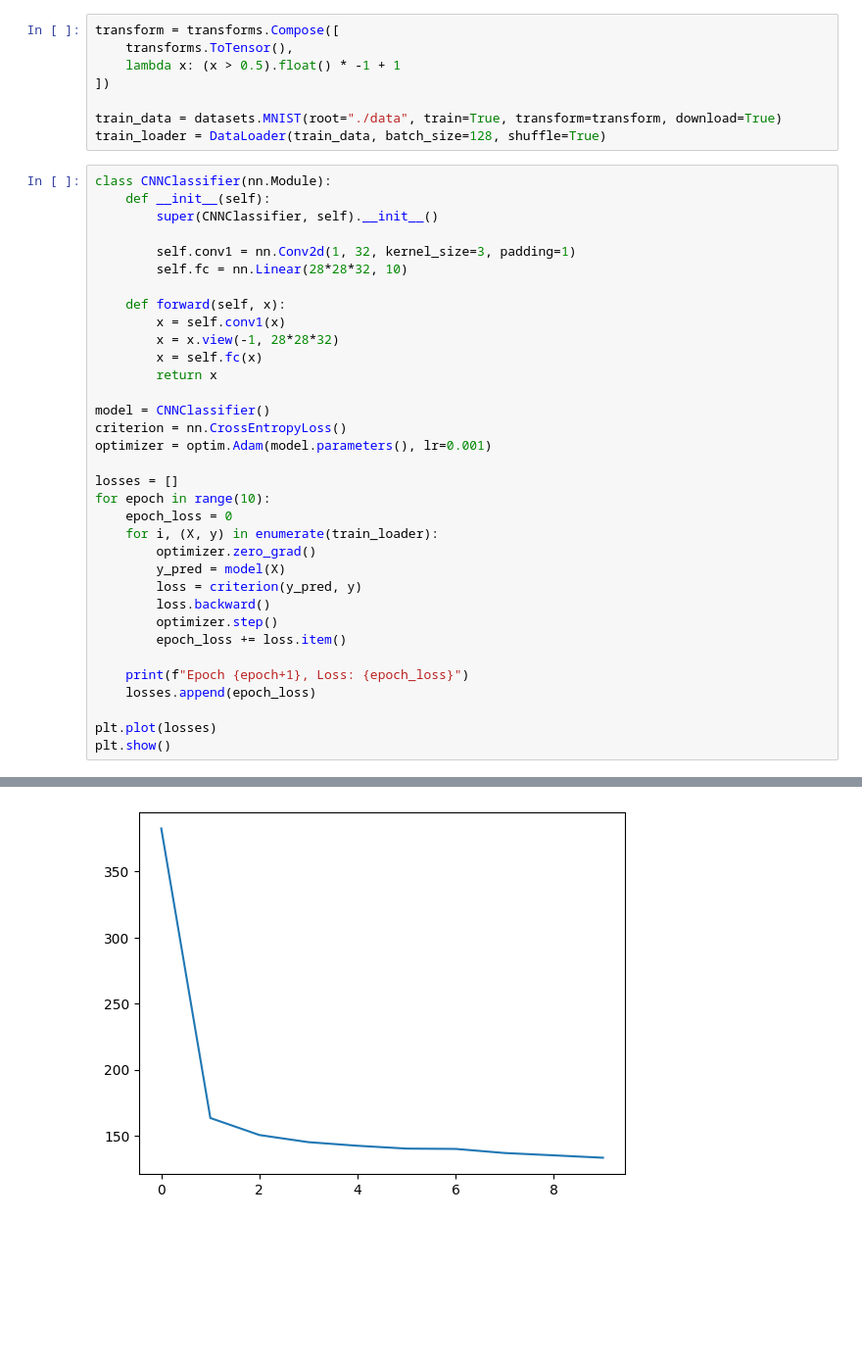
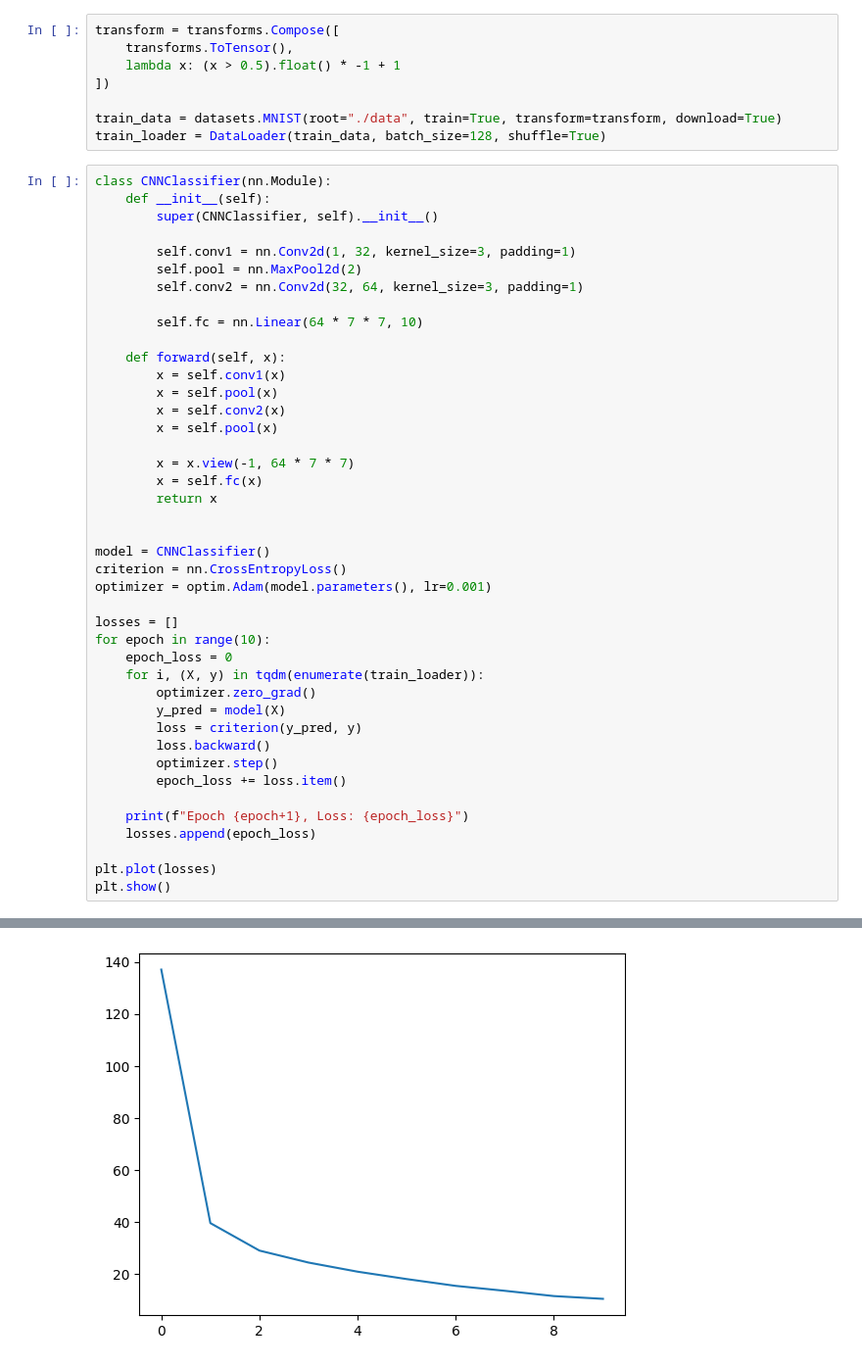
Before and after one commit to yuvalm11/mnist-vae, a Jupyter notebook: cnn_classifier.ipynb, the cells around one changed output, grey strips where cells are left out. Shown at 98% size. Drawn from its saved outputs; the diff is of its cells as text; blank space fills up the shorter version.

Commit message:
more conv

```diff
--- a/cnn_classifier.ipynb
+++ b/cnn_classifier.ipynb
@@ -20,13 +23,21 @@ class CNNClassifier(nn.Module):
         super(CNNClassifier, self).__init__()
 
         self.conv1 = nn.Conv2d(1, 32, kernel_size=3, padding=1)
-        self.fc = nn.Linear(28*28*32, 10)
+        self.pool = nn.MaxPool2d(2)
+        self.conv2 = nn.Conv2d(32, 64, kernel_size=3, padding=1)
+
+        self.fc = nn.Linear(64 * 7 * 7, 10)
 
     def forward(self, x):
         x = self.conv1(x)
-        x = x.view(-1, 28*28*32)
+        x = self.pool(x)
+        x = self.conv2(x)
+        x = self.pool(x)
+
+        x = x.view(-1, 64 * 7 * 7)
         x = self.fc(x)
         return x
+
 
 model = CNNClassifier()
 criterion = nn.CrossEntropyLoss()
@@ -35,7 +46,7 @@ optimizer = optim.Adam(model.parameters(), lr=0.001)
 losses = []
 for epoch in range(10):
     epoch_loss = 0
-    for i, (X, y) in enumerate(train_loader):
+    for i, (X, y) in tqdm(enumerate(train_loader)):
         optimizer.zero_grad()
         y_pred = model(X)
         loss = criterion(y_pred, y)
@@ -62,4 +73,4 @@ Epoch 10, Loss: 133.31501621752977
-[figure, old version]
+[figure, new version]
 # %%
 model.eval()
 
```
Also changed, not shown: parts of 5 cells of this notebook, 10 other files.
